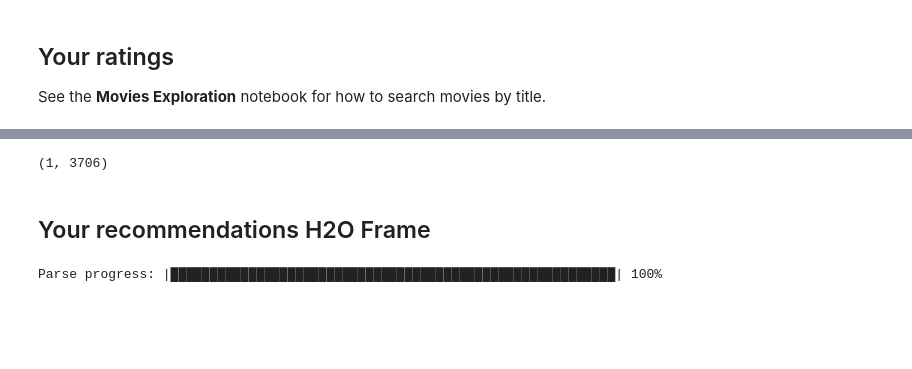
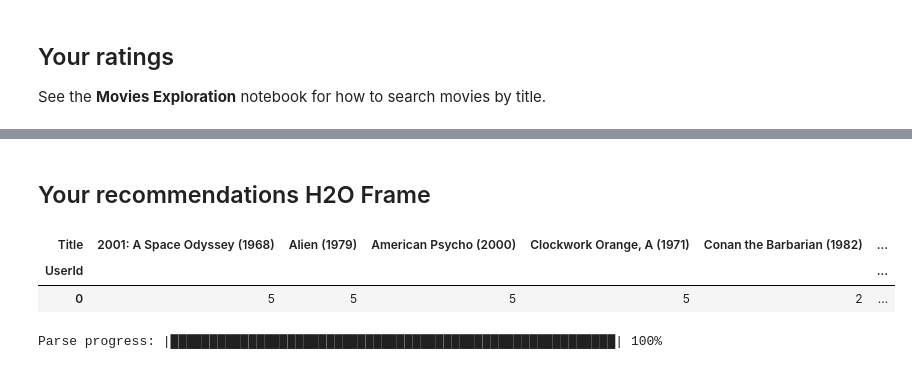
Before and after one commit to lambdaofgod/matrix-factorization, a Jupyter notebook: notebooks/h2o GLRM.ipynb, the cells around one changed output, grey strips where cells are left out. Cells and saved outputs as stored; diff of their text form; code cells hidden in the pictures; blank space fills up the shorter version.

```diff
--- a/notebooks/h2o GLRM.ipynb
+++ b/notebooks/h2o GLRM.ipynb
@@ -123,8 +104,17 @@ pivoted_df = (my_ratings_df
-# %%
-full_my_df = pivoted_df.reindex(columns=pd_ratings_frame.columns)
-full_my_df.shape
-# %% [output]
-(1, 3706)
 # %% [markdown]
 ## Your recommendations H2O Frame
+# %%
+my_ratings_df = (
+  pd.DataFrame(
+    data={
+      'UserId': [0 for __ in range(len(my_ratings[0]))],
+      'Title': my_ratings[0],
+      'Rating': my_ratings[1]})
+    .pivot(index='UserId', columns='Title', values='Rating')
+    .reindex(columns=pd_ratings_frame.columns))
+my_ratings_df.dropna(axis=1)
+# %% [output]
+| Title | 2001: A Space Odyssey (1968) | Alien (1979) | American Psycho (2000) | Clockwork Orange, A (1971) | Conan the Barbarian (1982) | ... |
+| UserId |  |  |  |  |  | ... |
+| 0 | 5 | 5 | 5 | 5 | 2 | ... |
 # %%
```
Also changed, not shown: parts of 11 cells of this notebook.
